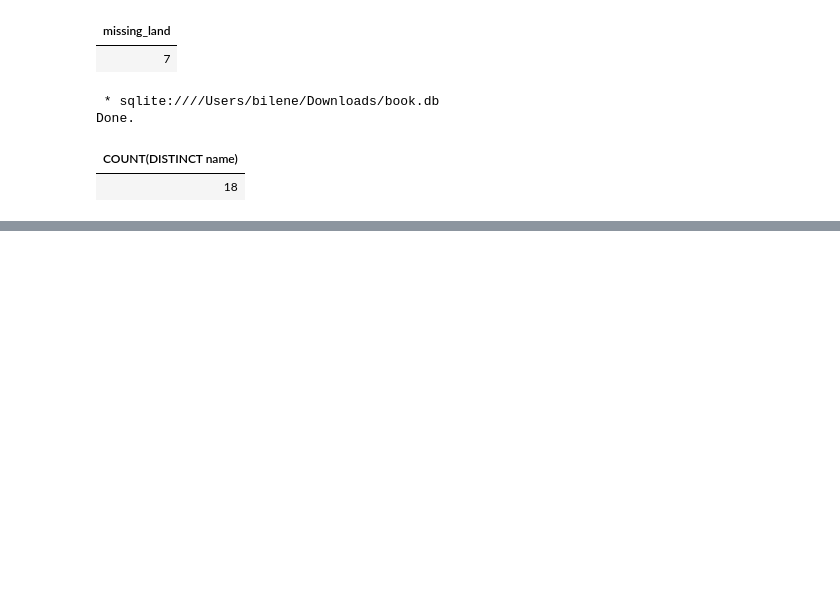
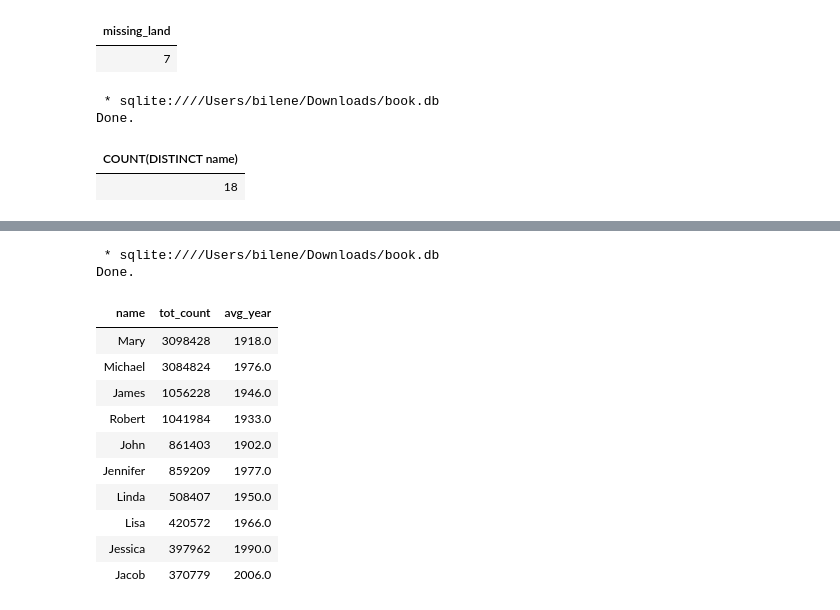
Before and after one commit to ernbilen/Data200_Fall23, a Jupyter notebook: notes/in-class/intro-to-sql.ipynb, the cells around one changed output, grey strips where cells are left out. Drawn from its saved outputs; the diff is of its cells as text; code cells hidden in the pictures; blank space fills up the shorter version.

```diff
--- a/notes/in-class/intro-to-sql.ipynb
+++ b/notes/in-class/intro-to-sql.ipynb
@@ -426,0 +551,23 @@ Done.
+# %%
+%%sql
+-- return the average year by baby name, add this info to the
+-- table above
+SELECT name, SUM(count) AS tot_count, ROUND(AVG(year),0) AS avg_year
+FROM topnames
+GROUP BY name
+ORDER BY tot_count DESC
+LIMIT 10
+# %% [output]
+ * sqlite:////Users/bilene/Downloads/book.db
+Done.
+| name | tot_count | avg_year |
+| Mary | 3098428 | 1918.0 |
+| Michael | 3084824 | 1976.0 |
+| James | 1056228 | 1946.0 |
+| Robert | 1041984 | 1933.0 |
+| John | 861403 | 1902.0 |
+| Jennifer | 859209 | 1977.0 |
+| Linda | 508407 | 1950.0 |
+| Lisa | 420572 | 1966.0 |
+| Jessica | 397962 | 1990.0 |
+| Jacob | 370779 | 2006.0 |
```
Also changed, not shown: parts of 9 cells of this notebook.
